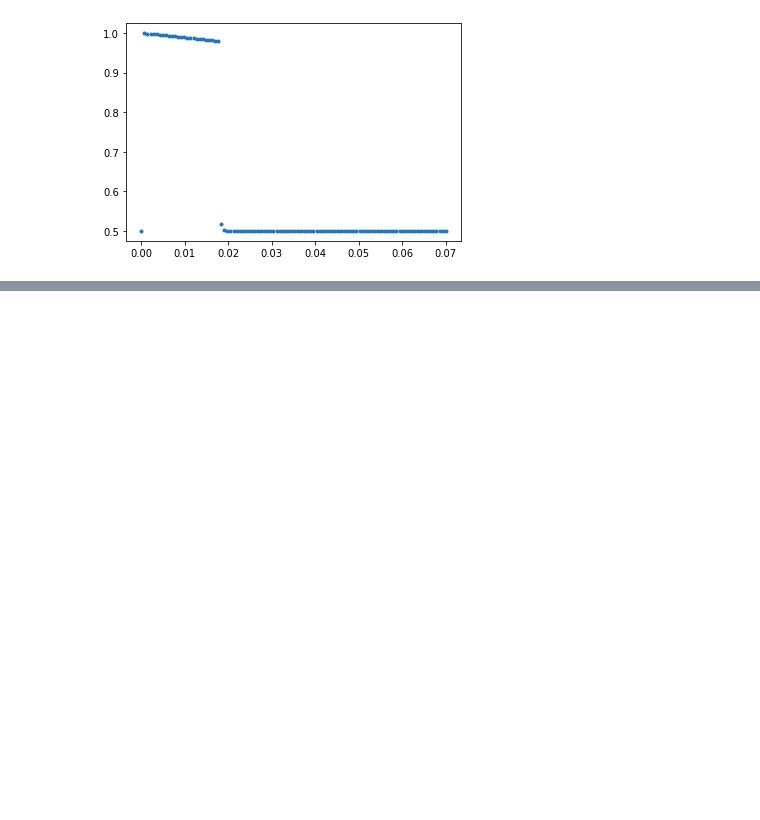
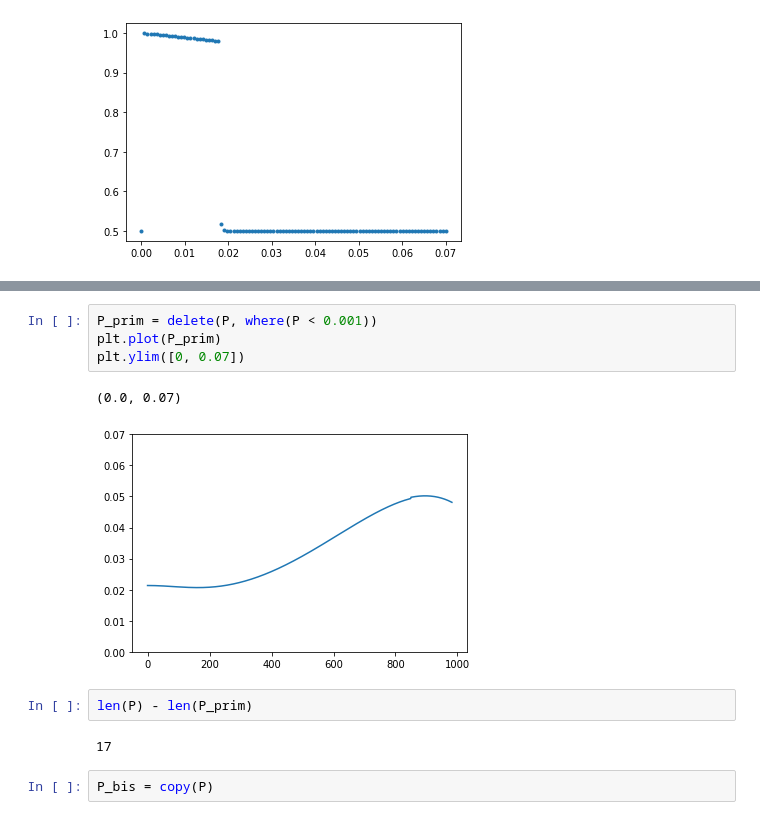
Before and after one commit to pucandrzej/DPOCN_project, a Jupyter notebook: K_Weron_article_fiddling/PA_model.ipynb, the cells around one changed output, grey strips where cells are left out. Drawn from its saved outputs; the diff is of its cells as text; blank space fills up the shorter version.

```diff
--- a/K_Weron_article_fiddling/PA_model.ipynb
+++ b/K_Weron_article_fiddling/PA_model.ipynb
@@ -130,0 +174,13 @@ TypeError: p_from_c() takes 1 positional argument but 4 were given
+# %%
+P_prim = delete(P, where(P < 0.001))
+plt.plot(P_prim)
+plt.ylim([0, 0.07])
+# %% [output]
+(0.0, 0.07)
+[figure, added]
+# %%
+len(P) - len(P_prim)
+# %% [output]
+17
+# %%
+P_bis = copy(P)
```
Also changed, not shown: parts of 11 cells of this notebook.
